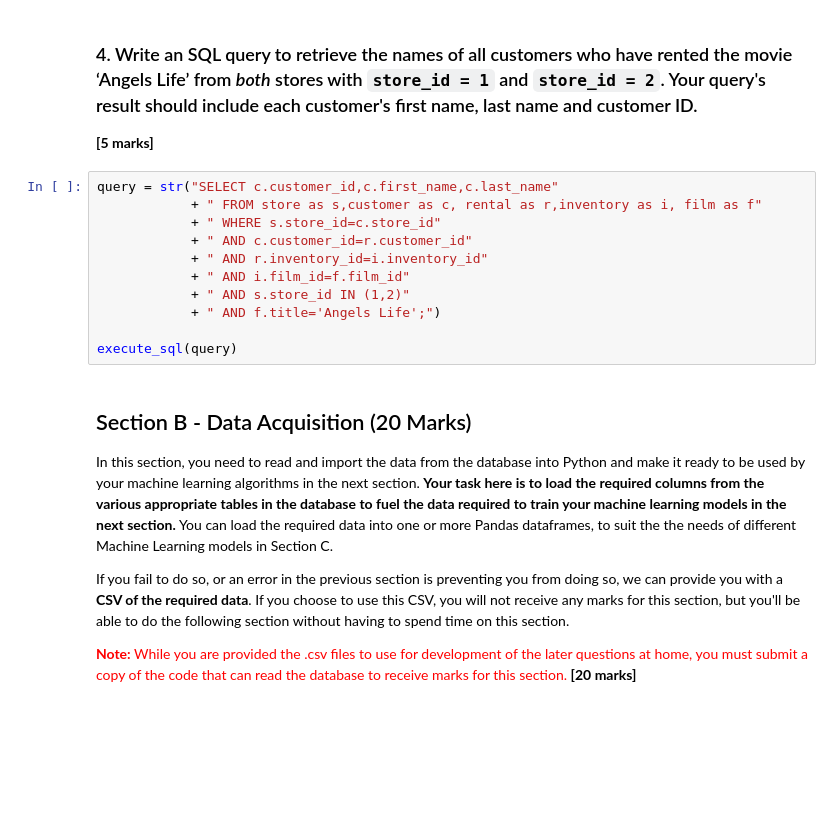
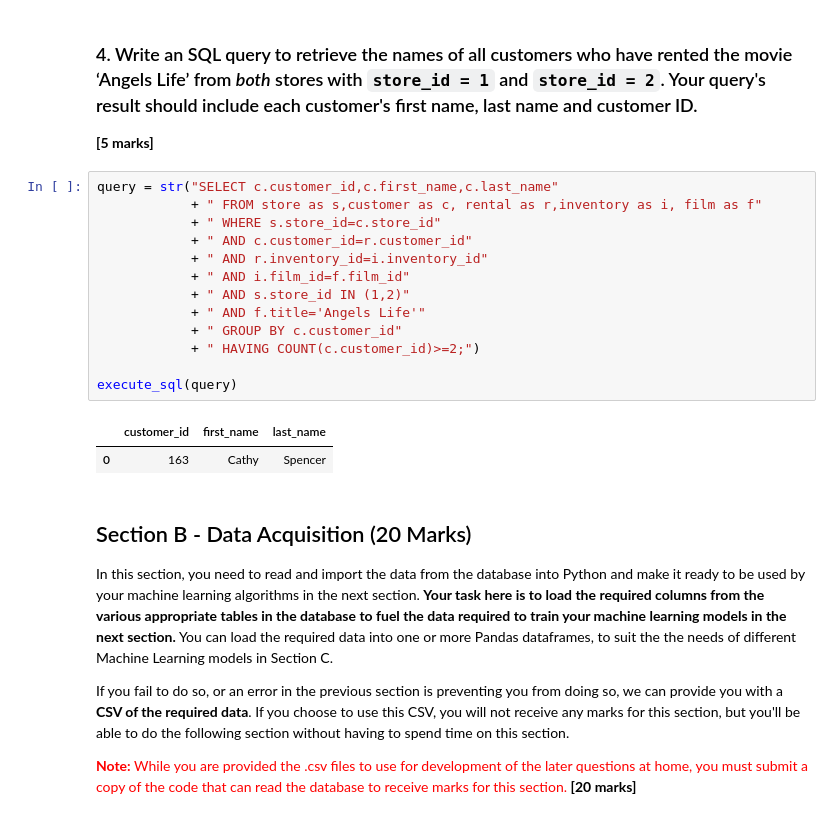
Before and after one commit to DannyFirmin/ML-KMeans-KNN-DecisionTrees, a Jupyter notebook: Assignment-2.ipynb, the cells around one changed output. Saved outputs shown, nothing was run; the diff lists cells and outputs as text; blank space fills up the shorter version.

```diff
--- a/Assignment-2.ipynb
+++ b/Assignment-2.ipynb
@@ -173,14 +211,19 @@ execute_sql(query)
 # %%
 query = str("SELECT c.customer_id,c.first_name,c.last_name"
             + " FROM store as s,customer as c, rental as r,inventory as i, film as f"
             + " WHERE s.store_id=c.store_id"
             + " AND c.customer_id=r.customer_id"
             + " AND r.inventory_id=i.inventory_id"
             + " AND i.film_id=f.film_id"
             + " AND s.store_id IN (1,2)"
-            + " AND f.title='Angels Life';")
+            + " AND f.title='Angels Life'"
+            + " GROUP BY c.customer_id"
+            + " HAVING COUNT(c.customer_id)>=2;")
 
 execute_sql(query)
+# %% [output]
+|  | customer_id | first_name | last_name |
+| 0 | 163 | Cathy | Spencer |
 # %% [markdown]
 ## Section B - Data Acquisition (20 Marks)
 
```
Also changed, not shown: parts of 3 cells of this notebook.
